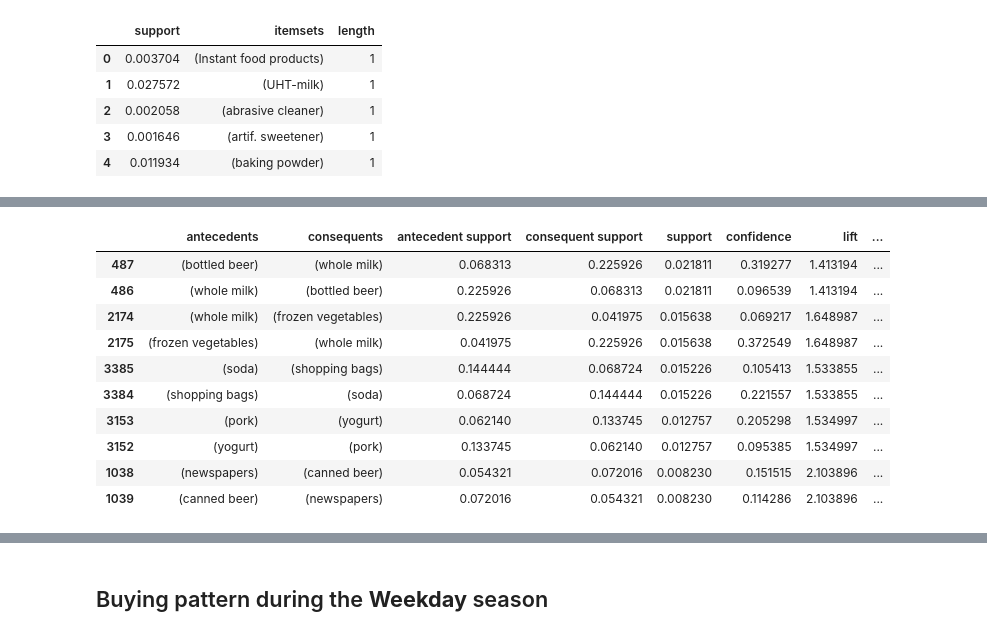
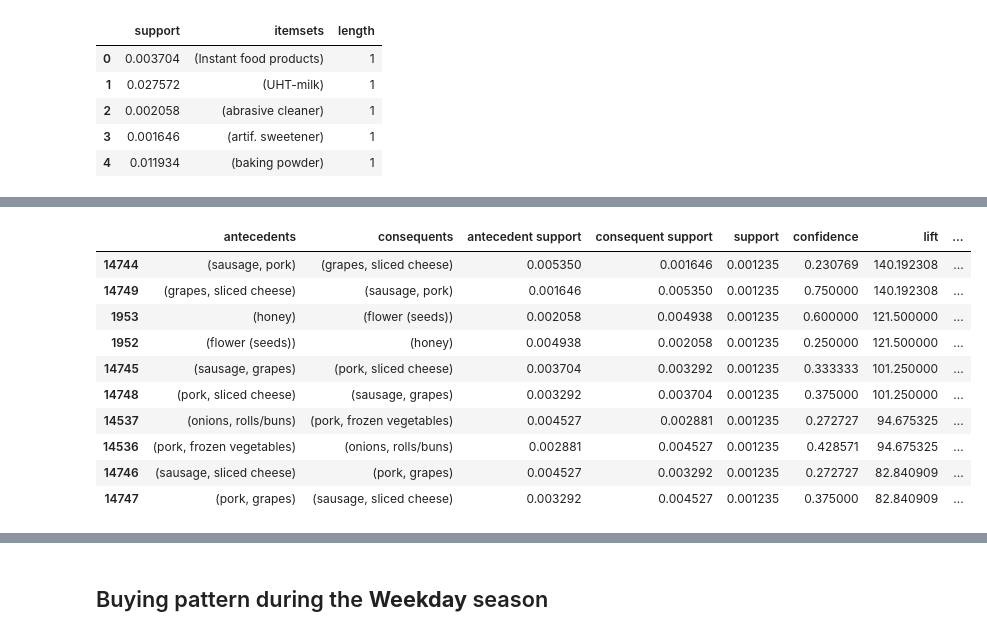
Before and after one commit to joyb05/Market-Basket-Analysis, a Jupyter notebook: Market_Basket_Analysis_Groceries_Dataset.ipynb, the cells around one changed output, grey strips where cells are left out. Drawn from its saved outputs; the diff is of its cells as text; code cells hidden in the pictures.

```diff
--- a/Market_Basket_Analysis_Groceries_Dataset.ipynb
+++ b/Market_Basket_Analysis_Groceries_Dataset.ipynb
@@ -63,8 +63,6 @@ df.head()
 | 2 | 2300 | 2015-09-19 | pip fruit | 19 | 9 | 2015 | Saturday |
 | 3 | 1187 | 2015-12-12 | other vegetables | 12 | 12 | 2015 | Saturday |
 | 4 | 3037 | 2015-01-02 | whole milk | 2 | 1 | 2015 | Friday |
-# %%
-df.drop('Date', axis = 1, inplace = True)
 # %%
 df.info()
 # %% [output]
@@ -123,8 +121,6 @@ plt.show()
 [figure]
 # %% [markdown]
 ## Understanding the patterns in the data
-# %%
-df = pd.read_csv("/content/drive/MyDrive/Groceries_dataset.csv")
 # %%
 member = df
 member
@@ -889,15 +859,15 @@ top_confidence2.head(10)
 # %%
-top_leverage2 = rules2.sort_values('leverage', ascending= False)
+top_leverage2 = rules2.sort_values('lift', ascending= False)
 top_leverage2.head(10)
 # %% [output]
 |  | antecedents | consequents | antecedent support | consequent support | support | confidence | lift | ... |
-| 487 | (bottled beer) | (whole milk) | 0.068313 | 0.225926 | 0.021811 | 0.319277 | 1.413194 | ... |
-| 486 | (whole milk) | (bottled beer) | 0.225926 | 0.068313 | 0.021811 | 0.096539 | 1.413194 | ... |
-| 2174 | (whole milk) | (frozen vegetables) | 0.225926 | 0.041975 | 0.015638 | 0.069217 | 1.648987 | ... |
-| 2175 | (frozen vegetables) | (whole milk) | 0.041975 | 0.225926 | 0.015638 | 0.372549 | 1.648987 | ... |
-| 3385 | (soda) | (shopping bags) | 0.144444 | 0.068724 | 0.015226 | 0.105413 | 1.533855 | ... |
-| 3384 | (shopping bags) | (soda) | 0.068724 | 0.144444 | 0.015226 | 0.221557 | 1.533855 | ... |
-| 3153 | (pork) | (yogurt) | 0.062140 | 0.133745 | 0.012757 | 0.205298 | 1.534997 | ... |
-| 3152 | (yogurt) | (pork) | 0.133745 | 0.062140 | 0.012757 | 0.095385 | 1.534997 | ... |
-| 1038 | (newspapers) | (canned beer) | 0.054321 | 0.072016 | 0.008230 | 0.151515 | 2.103896 | ... |
-| 1039 | (canned beer) | (newspapers) | 0.072016 | 0.054321 | 0.008230 | 0.114286 | 2.103896 | ... |
+| 14744 | (sausage, pork) | (grapes, sliced cheese) | 0.005350 | 0.001646 | 0.001235 | 0.230769 | 140.192308 | ... |
+| 14749 | (grapes, sliced cheese) | (sausage, pork) | 0.001646 | 0.005350 | 0.001235 | 0.750000 | 140.192308 | ... |
+| 1953 | (honey) | (flower (seeds)) | 0.002058 | 0.004938 | 0.001235 | 0.600000 | 121.500000 | ... |
+| 1952 | (flower (seeds)) | (honey) | 0.004938 | 0.002058 | 0.001235 | 0.250000 | 121.500000 | ... |
+| 14745 | (sausage, grapes) | (pork, sliced cheese) | 0.003704 | 0.003292 | 0.001235 | 0.333333 | 101.250000 | ... |
+| 14748 | (pork, sliced cheese) | (sausage, grapes) | 0.003292 | 0.003704 | 0.001235 | 0.375000 | 101.250000 | ... |
+| 14537 | (onions, rolls/buns) | (pork, frozen vegetables) | 0.004527 | 0.002881 | 0.001235 | 0.272727 | 94.675325 | ... |
+| 14536 | (pork, frozen vegetables) | (onions, rolls/buns) | 0.002881 | 0.004527 | 0.001235 | 0.428571 | 94.675325 | ... |
+| 14746 | (sausage, sliced cheese) | (pork, grapes) | 0.004527 | 0.003292 | 0.001235 | 0.272727 | 82.840909 | ... |
+| 14747 | (pork, grapes) | (sausage, sliced cheese) | 0.003292 | 0.004527 | 0.001235 | 0.375000 | 82.840909 | ... |
```
Also changed, not shown: parts of 49 cells of this notebook.
